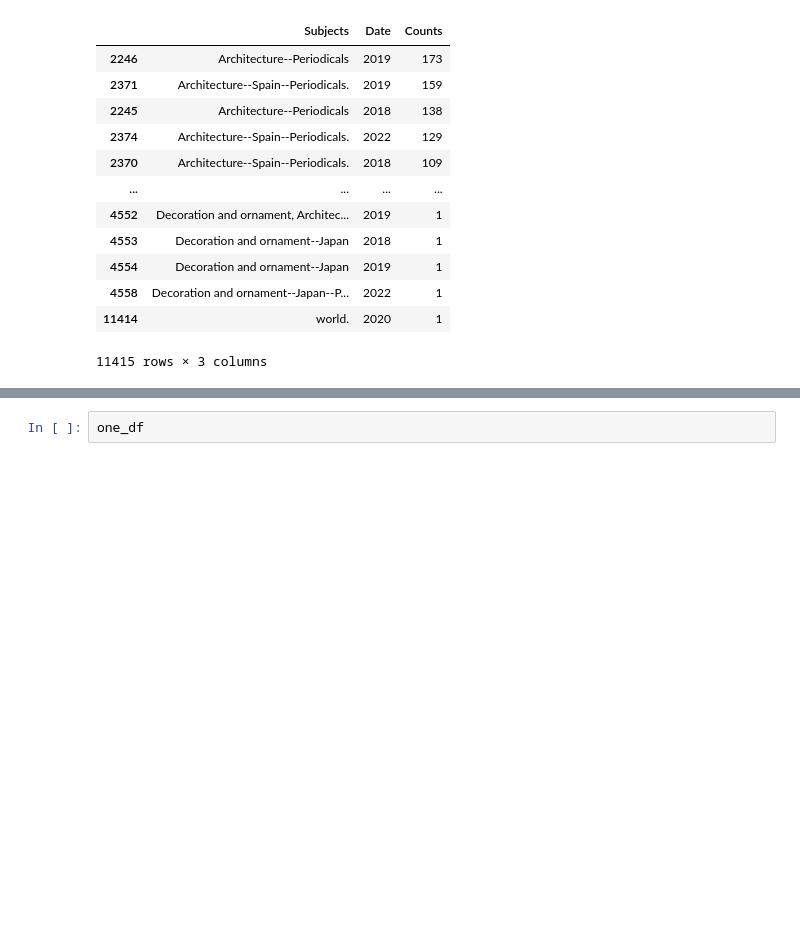
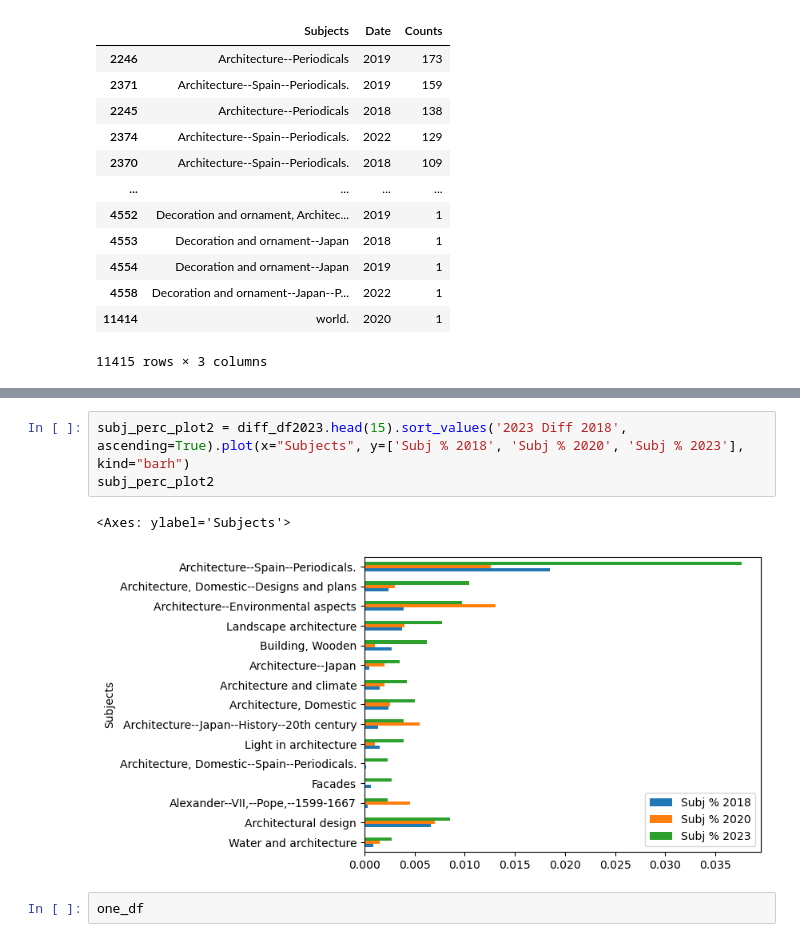
Before and after one commit to senderrr/Architecture, a Jupyter notebook: ArchitectureNotebookPlots.ipynb, the cells around one changed output, grey strips where cells are left out. Cells and saved outputs as stored; diff of their text form; blank space fills up the shorter version.

```diff
--- a/ArchitectureNotebookPlots.ipynb
+++ b/ArchitectureNotebookPlots.ipynb
@@ -733,3 +733,9 @@ subj_perc_plot
+# %%
+subj_perc_plot2 = diff_df2023.head(15).sort_values('2023 Diff 2018', ascending=True).plot(x="Subjects", y=['Subj % 2018', 'Subj % 2020', 'Subj % 2023'], kind="barh")
+subj_perc_plot2
+# %% [output]
+<Axes: ylabel='Subjects'>
+[figure, added]
 # %%
 one_df
 # %% [output]
```
Also changed, not shown: parts of 59 cells of this notebook.
